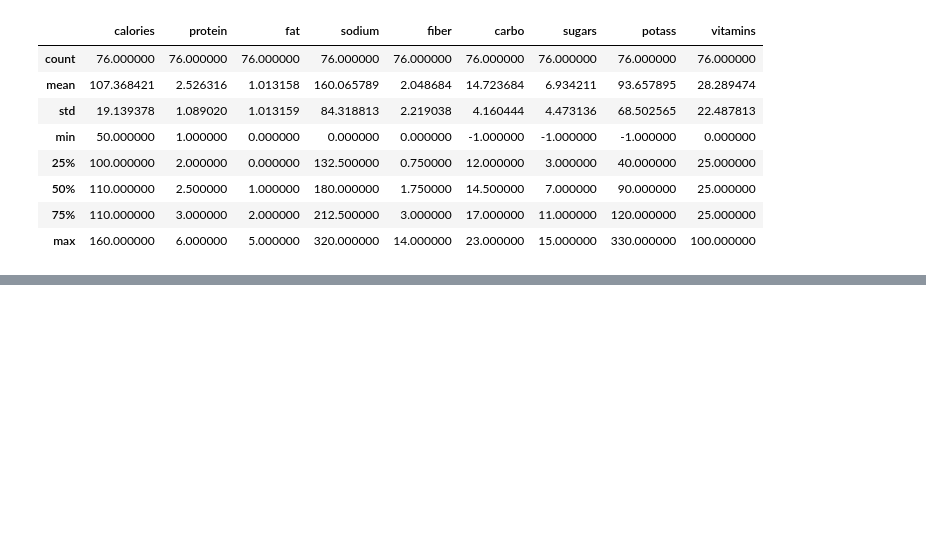
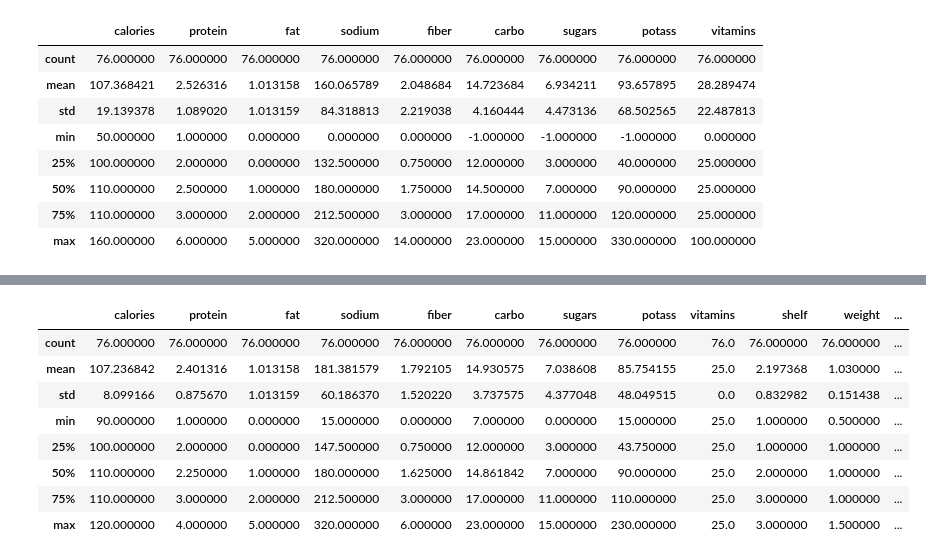
Before and after one commit to dhzdhd/DSE, a Jupyter notebook: Year 2/Semester 4/ML lab/Week 2/W2_cereals.ipynb, the cells around one changed output, grey strips where cells are left out. Cells and saved outputs as stored; diff of their text form; code cells hidden in the pictures; blank space fills up the shorter version.

```diff
--- a/Year 2/Semester 4/ML lab/Week 2/W2_cereals.ipynb
+++ b/Year 2/Semester 4/ML lab/Week 2/W2_cereals.ipynb
@@ -102,0 +105,13 @@ KeyError: "None of [Float64Index([              85.0,                0.5,
+# %%
+#Question 5 - compare 5 number summary of before and after processing
+df.describe()
+# %% [output]
+|  | calories | protein | fat | sodium | fiber | carbo | sugars | potass | vitamins | shelf | weight | ... |
+| count | 76.000000 | 76.000000 | 76.000000 | 76.000000 | 76.000000 | 76.000000 | 76.000000 | 76.000000 | 76.0 | 76.000000 | 76.000000 | ... |
+| mean | 107.236842 | 2.401316 | 1.013158 | 181.381579 | 1.792105 | 14.930575 | 7.038608 | 85.754155 | 25.0 | 2.197368 | 1.030000 | ... |
+| std | 8.099166 | 0.875670 | 1.013159 | 60.186370 | 1.520220 | 3.737575 | 4.377048 | 48.049515 | 0.0 | 0.832982 | 0.151438 | ... |
+| min | 90.000000 | 1.000000 | 0.000000 | 15.000000 | 0.000000 | 7.000000 | 0.000000 | 15.000000 | 25.0 | 1.000000 | 0.500000 | ... |
+| 25% | 100.000000 | 2.000000 | 0.000000 | 147.500000 | 0.750000 | 12.000000 | 3.000000 | 43.750000 | 25.0 | 1.000000 | 1.000000 | ... |
+| 50% | 110.000000 | 2.250000 | 1.000000 | 180.000000 | 1.625000 | 14.861842 | 7.000000 | 90.000000 | 25.0 | 2.000000 | 1.000000 | ... |
+| 75% | 110.000000 | 3.000000 | 2.000000 | 212.500000 | 3.000000 | 17.000000 | 11.000000 | 110.000000 | 25.0 | 3.000000 | 1.000000 | ... |
+| max | 120.000000 | 4.000000 | 5.000000 | 320.000000 | 6.000000 | 23.000000 | 15.000000 | 230.000000 | 25.0 | 3.000000 | 1.500000 | ... |
```
Also changed, not shown: parts of 26 cells of this notebook, 4 other files.
